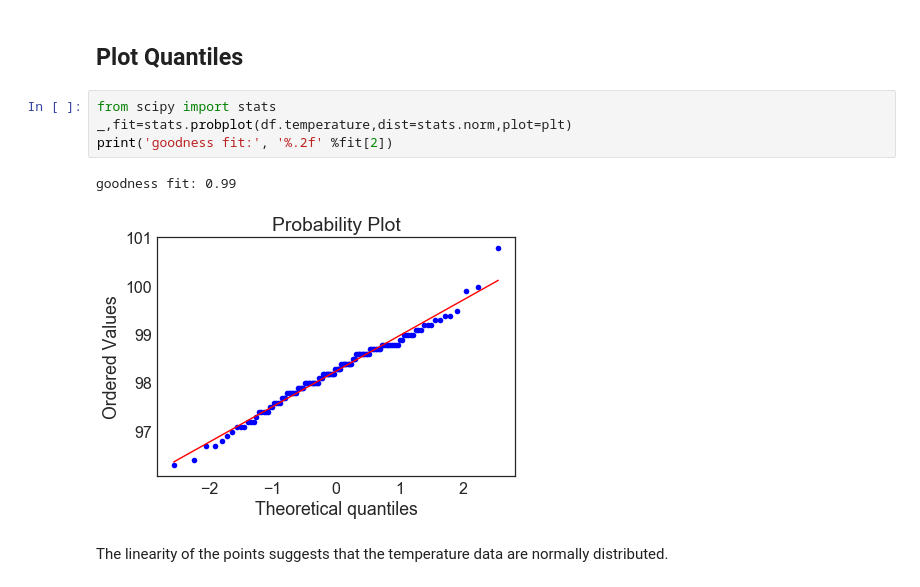
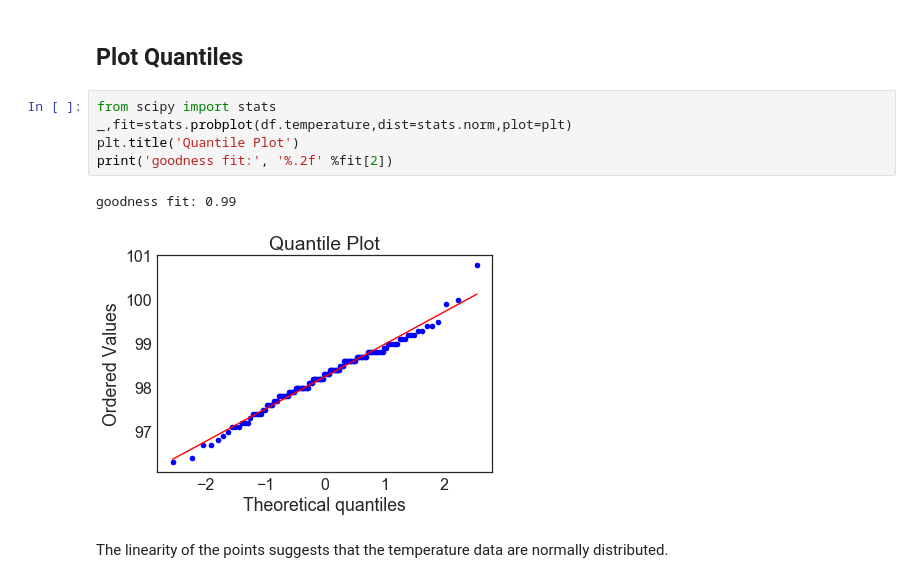
Before and after one commit to phyhouhou/SpringboardProjects, a Jupyter notebook: miniProjects/EDA_human_temperature/sliderule_dsi_inferential_statistics_exercise_1.ipynb, the cells around one changed output. Drawn from its saved outputs; the diff is of its cells as text.

```diff
--- a/miniProjects/EDA_human_temperature/sliderule_dsi_inferential_statistics_exercise_1.ipynb
+++ b/miniProjects/EDA_human_temperature/sliderule_dsi_inferential_statistics_exercise_1.ipynb
@@ -153,10 +153,11 @@ The theoretical CDF (cumulative distribution function) and the ECDF (empirical c
 # %%
 from scipy import stats
 _,fit=stats.probplot(df.temperature,dist=stats.norm,plot=plt)
+plt.title('Quantile Plot')
 print('goodness fit:', '%.2f' %fit[2])
 # %% [output]
 goodness fit: 0.99
-[figure, old version]
+[figure, new version]
 # %% [markdown]
 The linearity of the points suggests that the temperature data are normally distributed.
 # %% [markdown]
```
Also changed, not shown: parts of 5 cells of this notebook.
